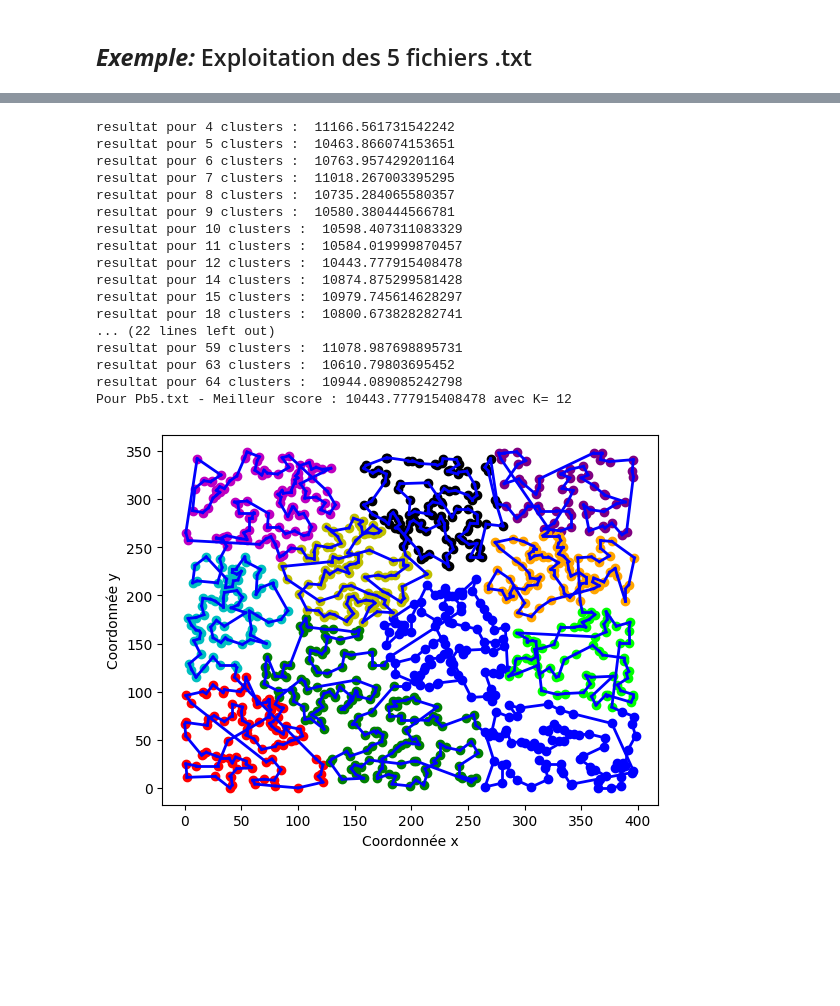
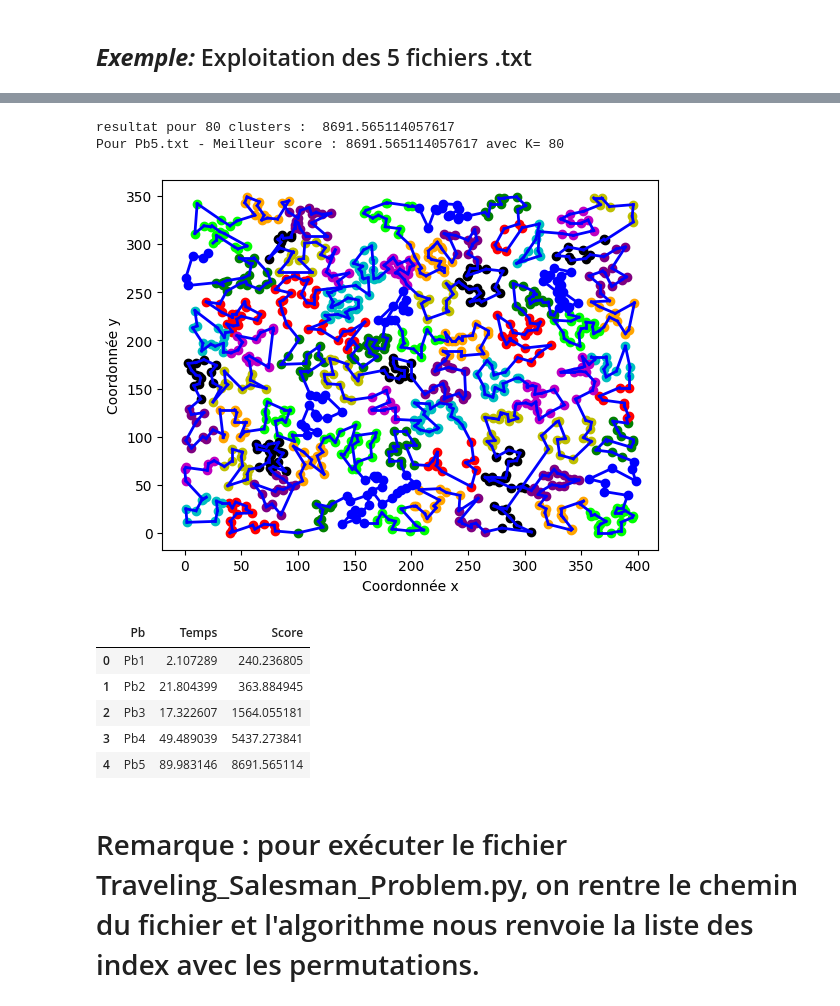
Before and after one commit to Antoinejoy/Heuristique-TSP-problem, a Jupyter notebook: Traveling_Salesman_Problem.ipynb, the cells around one changed output, grey strips where cells are left out. Drawn from its saved outputs; the diff is of its cells as text; code cells hidden in the pictures; blank space fills up the shorter version.

```diff
--- a/Traveling_Salesman_Problem.ipynb
+++ b/Traveling_Salesman_Problem.ipynb
@@ -565,10 +548,6 @@ def swap_forced_deg3(solution, distance, indice_max):
 # forced max swap parameters
 FORCED_MAX_SWAP_PRECISION = 0.5
 FORCED_MAX_SWAP_TRY = 50
-
-# Cluster parameters
-MIN_CLUSTER_RANGE = 33
-MAX_CLUSTER_RANGE = 35
 # %%
 def optimisation_des_groupes(groupe_ordonne, liste_depart_arriv):
     """
@@ -576,7 +555,6 @@ def optimisation_des_groupes(groupe_ordonne, liste_depart_arriv):
     :param liste_depart_arriv: points a relier entre groupes
     :return: liste ordonnées des points a parcourir
     """
-
     Sol_gp = []
     liste_sol = []
     dist_total = 0
@@ -584,10 +562,8 @@ def optimisation_des_groupes(groupe_ordonne, liste_depart_arriv):
         depart = liste_depart_arriv[i - 1][1]
 
         arrive = liste_depart_arriv[i][0]
-
         depart = cherche_point(groupe_ordonne[i], depart)
         arrive = cherche_point(groupe_ordonne[i], arrive)
-
         sol_gp1, dist_gp1 = glouton_depart_arrive(groupe_ordonne[i], depart, arrive)
 
         end_distance_gp1, end_solution_gp1 = swap_premier_dernier(sol_gp1, dist_gp1)
@@ -627,7 +603,6 @@ def optimisation_des_groupes(groupe_ordonne, liste_depart_arriv):
 
             # Si le swap deg 3 fonctionne on optimise le max
             if previous_dist > end_distance_gp1:
-                # print('opti du max')
                 end_distance_gp1, end_solution_gp1 = swap_force_max(
                     end_solution_gp1, end_distance_gp1, index_max
                 )
@@ -643,13 +618,8 @@ def optimisation_des_groupes(groupe_ordonne, liste_depart_arriv):
                     index_max = index_max - 2
 
             compt = compt + 1
-
-        if compt == FORCED_MAX_SWAP_TRY:
-            print("au bout des essaies")
-
         liste_sol.append(end_solution_gp1)
         dist_total += end_distance_gp1
-
         Sol_gp = Sol_gp + end_solution_gp1
     return Sol_gp, dist_total, liste_sol
 # %% [markdown]
@@ -658,6 +628,7 @@ def optimisation_des_groupes(groupe_ordonne, liste_depart_arriv):
 import time
 
 def solver(path):
+    global Liste_point_bani
     best_cluster_score = float('inf')
     best_cluster = 0
     best_chemin = []
@@ -665,13 +636,28 @@ def solver(path):
     data = import_fichier(path)
     debut_temps = time.time()
 
+
     #k est le nombre de cluster : on fait varier le pas selon la taille du .txt
+    if(len(data)<250):
+        MIN_CLUSTER_RANGE = 10
+        MAX_CLUSTER_RANGE = 11
+    elif(len(data)<550):
+        MIN_CLUSTER_RANGE = 30
+        MAX_CLUSTER_RANGE = 31
+    elif(len(data)<850):
+        MIN_CLUSTER_RANGE = 60
+        MAX_CLUSTER_RANGE = 61
+    else:
+        MIN_CLUSTER_RANGE = 80
+        MAX_CLUSTER_RANGE = 81
     for k in range(MIN_CLUSTER_RANGE, MAX_CLUSTER_RANGE):
+        Liste_point_bani = []
         centroids, labels, groupe = clusturing(k, data)
         groupe_ordonne = organisation_groupes(centroids, groupe)
         liste_depart = liste_depart_arrive(groupe_ordonne)
         try:
             sol, distance, liste_sol = optimisation_des_groupes(groupe_ordonne, liste_depart)
+            Liste_point_bani = []
             if distance < best_cluster_score:
                 best_cluster_score = distance
                 best_cluster = k
@@ -701,7 +688,6 @@ def plot_chemin(chemin, groupe):
     x, y = zip(*chemin)
     for i in range(len(chemin) - 1):
         plt.plot([x[i], x[i + 1]], [y[i], y[i + 1]], linestyle='-', linewidth=2, color='blue')
-    plt.plot([x[-1], x[0]], [y[-1], y[0]], linestyle='-', linewidth=2, color='blue')
     plt.xlabel('Coordonnée x')
     plt.ylabel('Coordonnée y')
     plt.show()
@@ -786,23 +732,8 @@ Pour Pb4.txt - Meilleur score : 6775.28517627089 avec K= 25
 # %%
-score5, k5, chemin5, groupe = solver('./Pb5.txt')
+score5, k5, chemin5, groupe, temps = solver('./Pb5.txt')
 print('Pour Pb5.txt - Meilleur score :', score5, 'avec K=', k5)
 plot_chemin(chemin5, groupe)
 # %% [output]
-resultat pour 4 clusters :  11166.561731542242
-resultat pour 5 clusters :  10463.866074153651
-resultat pour 6 clusters :  10763.957429201164
-resultat pour 7 clusters :  11018.267003395295
-resultat pour 8 clusters :  10735.284065580357
-resultat pour 9 clusters :  10580.380444566781
-resultat pour 10 clusters :  10598.407311083329
-resultat pour 11 clusters :  10584.019999870457
-resultat pour 12 clusters :  10443.777915408478
-resultat pour 14 clusters :  10874.875299581428
-resultat pour 15 clusters :  10979.745614628297
-resultat pour 18 clusters :  10800.673828282741
-... (22 lines left out)
-resultat pour 59 clusters :  11078.987698895731
-resultat pour 63 clusters :  10610.79803695452
-resultat pour 64 clusters :  10944.089085242798
-Pour Pb5.txt - Meilleur score : 10443.777915408478 avec K= 12
+resultat pour 80 clusters :  8691.565114057617
+Pour Pb5.txt - Meilleur score : 8691.565114057617 avec K= 80
-[figure, old version]
+[figure, new version]
@@ -808,0 +744,19 @@ Pour Pb5.txt - Meilleur score : 10443.777915408478 avec K= 12
+# %%
+import pandas as pd
+
+data = {
+    'Pb' : Pb,
+    'Temps': Temps,
+    'Score': Score
+}
+df = pd.DataFrame(data)
+df.head()
+# %% [output]
+|  | Pb | Temps | Score |
+| 0 | Pb1 | 2.107289 | 240.236805 |
+| 1 | Pb2 | 21.804399 | 363.884945 |
+| 2 | Pb3 | 17.322607 | 1564.055181 |
+| 3 | Pb4 | 49.489039 | 5437.273841 |
+| 4 | Pb5 | 89.983146 | 8691.565114 |
+# %% [markdown]
+# Remarque : pour  exécuter le fichier Traveling_Salesman_Problem.py, on rentre le chemin du fichier et l'algorithme nous renvoie la liste des index avec les permutations.
```
Also changed, not shown: parts of 10 cells of this notebook, 1 other file.
